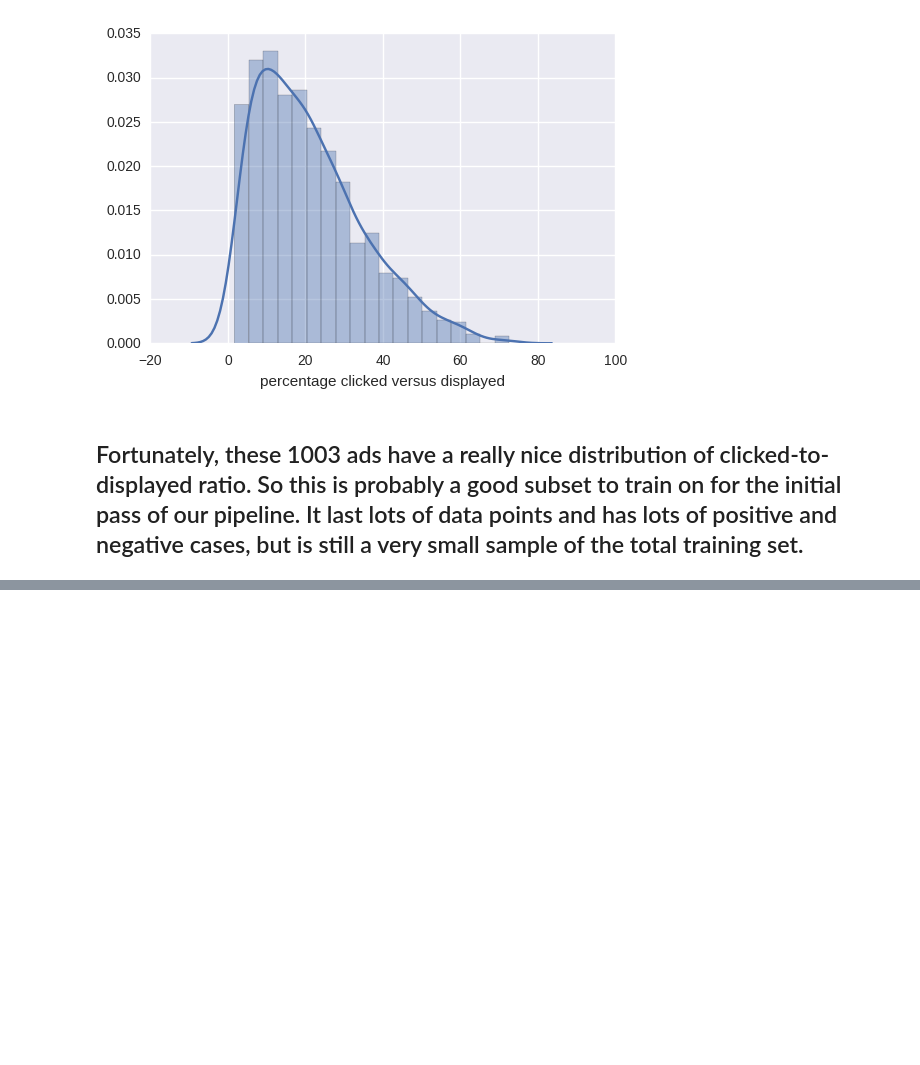
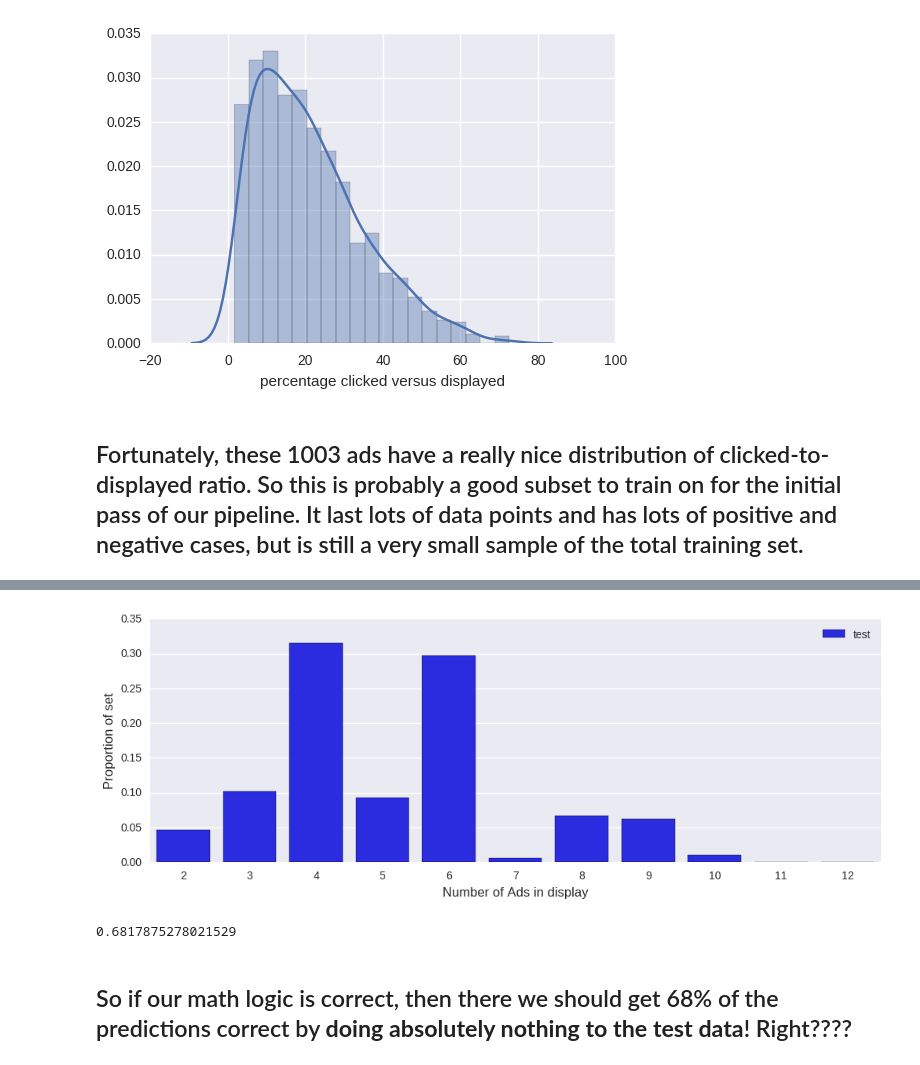
Before and after one commit to jason9263/kaggle_outbrain, a Jupyter notebook: EDA.ipynb, the cells around one changed output, grey strips where cells are left out. Drawn from its saved outputs; the diff is of its cells as text; code cells hidden in the pictures; blank space fills up the shorter version.

```diff
--- a/EDA.ipynb
+++ b/EDA.ipynb
@@ -118,0 +149,2 @@ sns.distplot(percentClickedAll['percentage clicked versus displayed']);
+# %%
+dfTest = pd.read_csv('data/clicks_test.csv')
@@ -118,0 +160,11 @@ sns.distplot(percentClickedAll['percentage clicked versus displayed']);
+# %%
+sizes_test = dfTest.groupby('display_id')['ad_id'].count().value_counts()
+sizes_test = sizes_test / np.sum(sizes_test)
+
+plt.figure(figsize=(12,4));
+sns.barplot(sizes_test.index, sizes_test.values, alpha=0.95, color='b', label='test');
+plt.legend();
+plt.xlabel('Number of Ads in display', fontsize=12);
+plt.ylabel('Proportion of set', fontsize=12);
+# %% [output]
+[figure, added]
@@ -118,0 +173,8 @@ sns.distplot(percentClickedAll['percentage clicked versus displayed']);
+# %%
+from math import factorial
+
+sum([float(c)/factorial(i)/counts_test.sum() for i, c in enumerate(counts_test.tolist())])
+# %% [output]
+0.6817875278021529
+# %% [markdown]
+## So if our math logic is correct, then there we should get 68% of the predictions correct by **doing absolutely nothing to the test data**!  Right????
```
Also changed, not shown: parts of 17 cells of this notebook.
